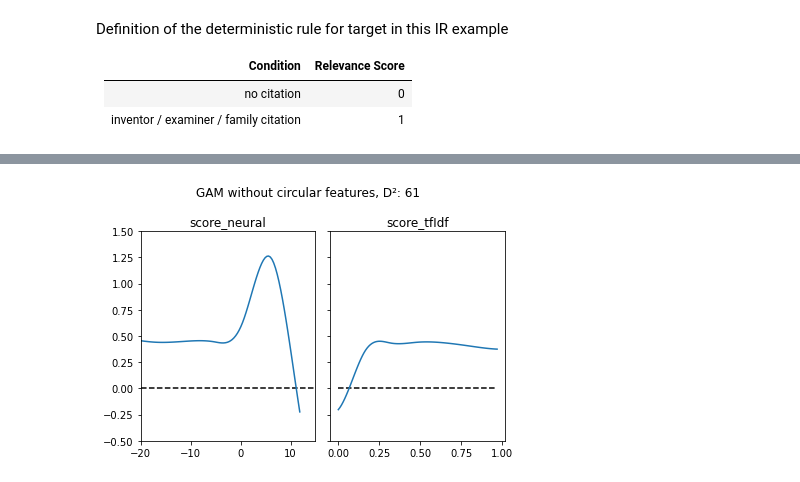
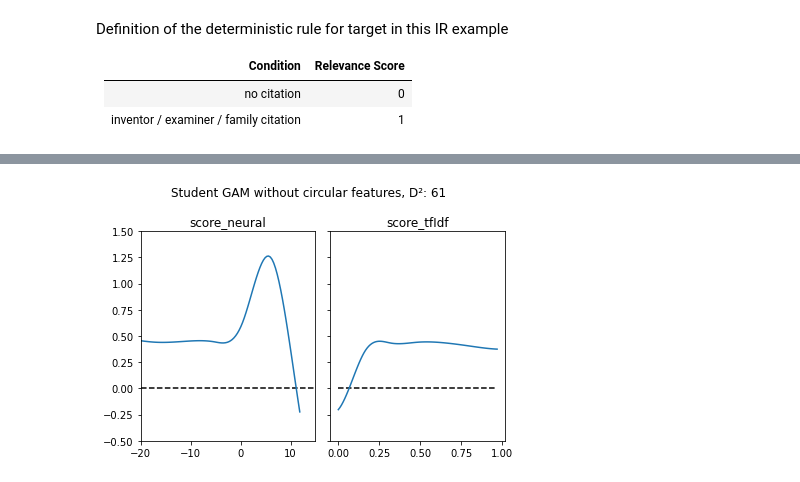
Before and after one commit to lisakuhn/circularitytest, a Jupyter notebook: example_notebooks/ir_dist_example.ipynb, the cells around one changed output, grey strips where cells are left out. Saved outputs shown, nothing was run; the diff lists cells and outputs as text; code cells hidden in the pictures.

```diff
--- a/example_notebooks/ir_dist_example.ipynb
+++ b/example_notebooks/ir_dist_example.ipynb
@@ -213,8 +213,8 @@ Plot GAM on non-circular features for comparison: If circular features are not g
 But the fit of the model is not optimal.
 # %%
 non_circular_gam = [gam[1] for gam in sorted_result_gams if gam[0] == nullified_features][0]
-title = f"GAM without circular features, D²: {round(score(non_circular_gam, data[nullified_features].to_numpy(), data[target].to_numpy())*100)}"
+title = f"Student GAM without circular features, D²: {round(score(non_circular_gam, data[nullified_features].to_numpy(), data[target].to_numpy())*100)}"
 
 plot_gam_terms(config, non_circular_gam, nullified_features, title=title)
 # %% [output]
-[figure, old version]
+[figure, new version]
```
Also changed, not shown: parts of 14 cells of this notebook, 7 other files.
